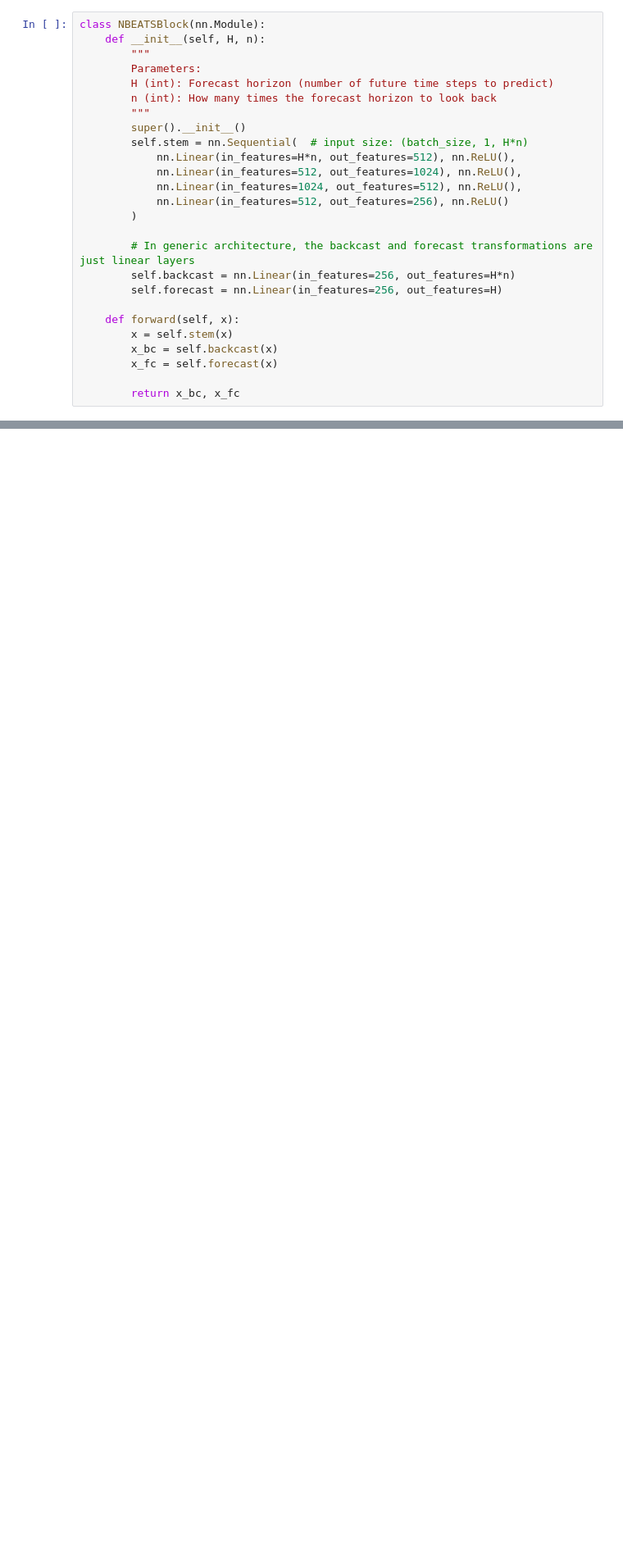
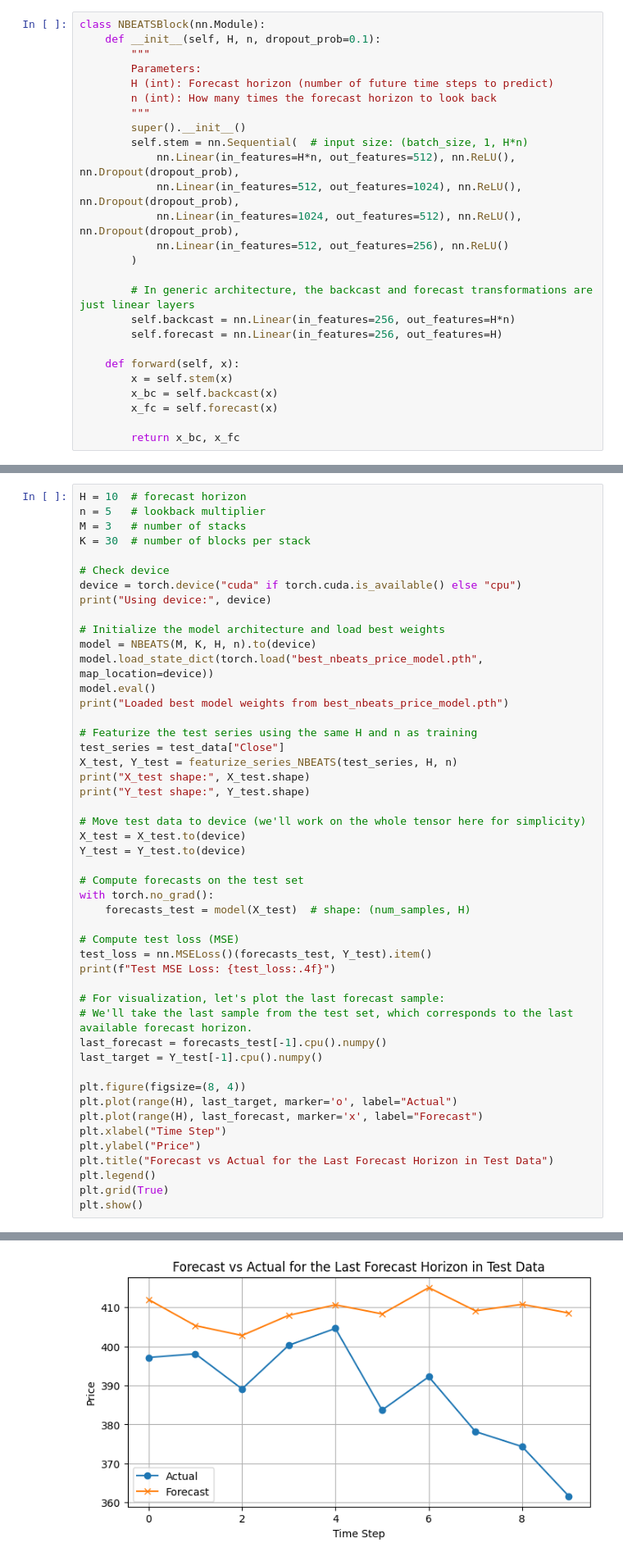
Before and after one commit to adevrent/WQU_DL, a Jupyter notebook: GWP1/GWP1.ipynb, the cells around one changed output, grey strips where cells are left out. Shown at 82% size. Cells and saved outputs as stored; diff of their text form; blank space fills up the shorter version.

Commit message:
GWP1 Step 2 training complete

```diff
--- a/GWP1/GWP1.ipynb
+++ b/GWP1/GWP1.ipynb
@@ -304,6 +306,6 @@ We first develop the **Block** part of the architecture. We use multiples of $25
 # %%
 class NBEATSBlock(nn.Module):
-    def __init__(self, H, n):
+    def __init__(self, H, n, dropout_prob=0.1):
         """
         Parameters:
         H (int): Forecast horizon (number of future time steps to predict)
@@ -311,9 +313,9 @@ class NBEATSBlock(nn.Module):
         """
         super().__init__()
         self.stem = nn.Sequential(  # input size: (batch_size, 1, H*n)
-            nn.Linear(in_features=H*n, out_features=512), nn.ReLU(),
-            nn.Linear(in_features=512, out_features=1024), nn.ReLU(),
-            nn.Linear(in_features=1024, out_features=512), nn.ReLU(),
+            nn.Linear(in_features=H*n, out_features=512), nn.ReLU(), nn.Dropout(dropout_prob),
+            nn.Linear(in_features=512, out_features=1024), nn.ReLU(), nn.Dropout(dropout_prob),
+            nn.Linear(in_features=1024, out_features=512), nn.ReLU(), nn.Dropout(dropout_prob),
             nn.Linear(in_features=512, out_features=256), nn.ReLU()
         )
 
@@ -529,0 +729,49 @@ Using device: cuda
+# %%
+H = 10  # forecast horizon
+n = 5   # lookback multiplier
+M = 3   # number of stacks
+K = 30  # number of blocks per stack
+
+# Check device
+device = torch.device("cuda" if torch.cuda.is_available() else "cpu")
+print("Using device:", device)
+
+# Initialize the model architecture and load best weights
+model = NBEATS(M, K, H, n).to(device)
+model.load_state_dict(torch.load("best_nbeats_price_model.pth", map_location=device))
+model.eval()
+print("Loaded best model weights from best_nbeats_price_model.pth")
+
+# Featurize the test series using the same H and n as training
+test_series = test_data["Close"]
+X_test, Y_test = featurize_series_NBEATS(test_series, H, n)
+print("X_test shape:", X_test.shape)
+print("Y_test shape:", Y_test.shape)
+
+# Move test data to device (we'll work on the whole tensor here for simplicity)
+X_test = X_test.to(device)
+Y_test = Y_test.to(device)
+
+# Compute forecasts on the test set
+with torch.no_grad():
+    forecasts_test = model(X_test)  # shape: (num_samples, H)
+
+# Compute test loss (MSE)
+test_loss = nn.MSELoss()(forecasts_test, Y_test).item()
+print(f"Test MSE Loss: {test_loss:.4f}")
+
+# For visualization, let's plot the last forecast sample:
+# We'll take the last sample from the test set, which corresponds to the last available forecast horizon.
+last_forecast = forecasts_test[-1].cpu().numpy()
+last_target = Y_test[-1].cpu().numpy()
+
+plt.figure(figsize=(8, 4))
+plt.plot(range(H), last_target, marker='o', label="Actual")
+plt.plot(range(H), last_forecast, marker='x', label="Forecast")
+plt.xlabel("Time Step")
+plt.ylabel("Price")
+plt.title("Forecast vs Actual for the Last Forecast Horizon in Test Data")
+plt.legend()
+plt.grid(True)
+plt.show()
+# %% [output]
@@ -529,0 +783 @@ Using device: cuda
+[figure, added]
```
Also changed, not shown: parts of 33 cells of this notebook, 1 other file.
